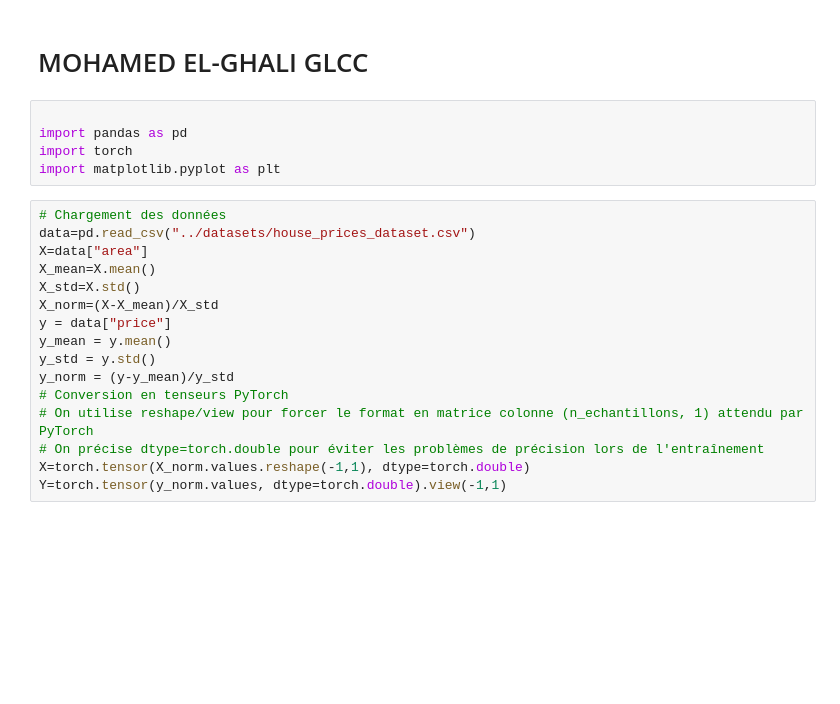
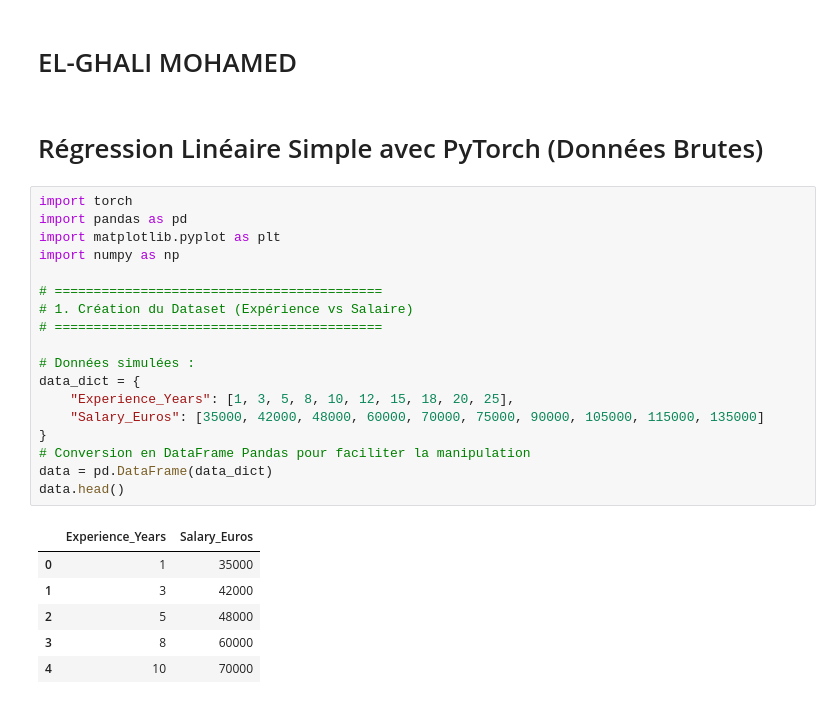
Before and after one commit to MasterGLCC/machine-learning-Medelghali, a Jupyter notebook: with-library/simple-lineare-regression.ipynb, the cells around one changed output. Drawn from its saved outputs; the diff is of its cells as text; blank space fills up the shorter version.

```diff
--- a/with-library/simple-lineare-regression.ipynb
+++ b/with-library/simple-lineare-regression.ipynb
@@ -1,23 +1,29 @@
 # %% [markdown]
-# MOHAMED EL-GHALI  GLCC
+# EL-GHALI MOHAMED
-# %%
-
-import pandas as pd
-import torch
-import matplotlib.pyplot as plt
-# %%
-# Chargement des données
-data=pd.read_csv("../datasets/house_prices_dataset.csv")
-X=data["area"]
-X_mean=X.mean()
-X_std=X.std()
-X_norm=(X-X_mean)/X_std
-y = data["price"]
-y_mean = y.mean()
-y_std = y.std()
-y_norm = (y-y_mean)/y_std
-# Conversion en tenseurs PyTorch
-# On utilise reshape/view pour forcer le format en matrice colonne (n_echantillons, 1) attendu par PyTorch
-# On précise dtype=torch.double pour éviter les problèmes de précision lors de l'entraînement
-X=torch.tensor(X_norm.values.reshape(-1,1), dtype=torch.double)
-Y=torch.tensor(y_norm.values, dtype=torch.double).view(-1,1)
+# %% [markdown]
+# Régression Linéaire Simple avec PyTorch (Données Brutes)
+# %%
+import torch
+import pandas as pd
+import matplotlib.pyplot as plt
+import numpy as np
+
+# ==========================================
+# 1. Création du Dataset (Expérience vs Salaire)
+# ==========================================
+
+# Données simulées :
+data_dict = {
+    "Experience_Years": [1, 3, 5, 8, 10, 12, 15, 18, 20, 25],
+    "Salary_Euros": [35000, 42000, 48000, 60000, 70000, 75000, 90000, 105000, 115000, 135000]
+}
+# Conversion en DataFrame Pandas pour faciliter la manipulation
+data = pd.DataFrame(data_dict)
+data.head()
+# %% [output]
+|  | Experience_Years | Salary_Euros |
+| 0 | 1 | 35000 |
+| 1 | 3 | 42000 |
+| 2 | 5 | 48000 |
+| 3 | 8 | 60000 |
+| 4 | 10 | 70000 |
```
Also changed, not shown: parts of 10 cells of this notebook, 14 other files.
